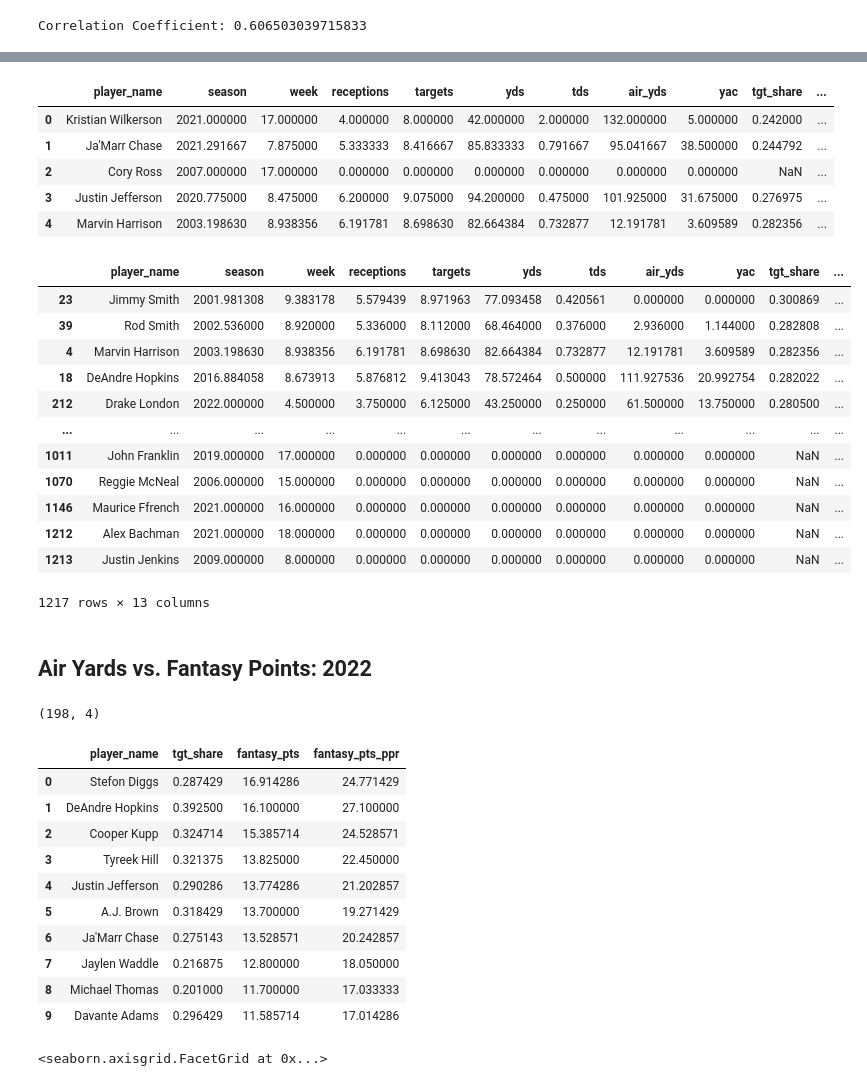
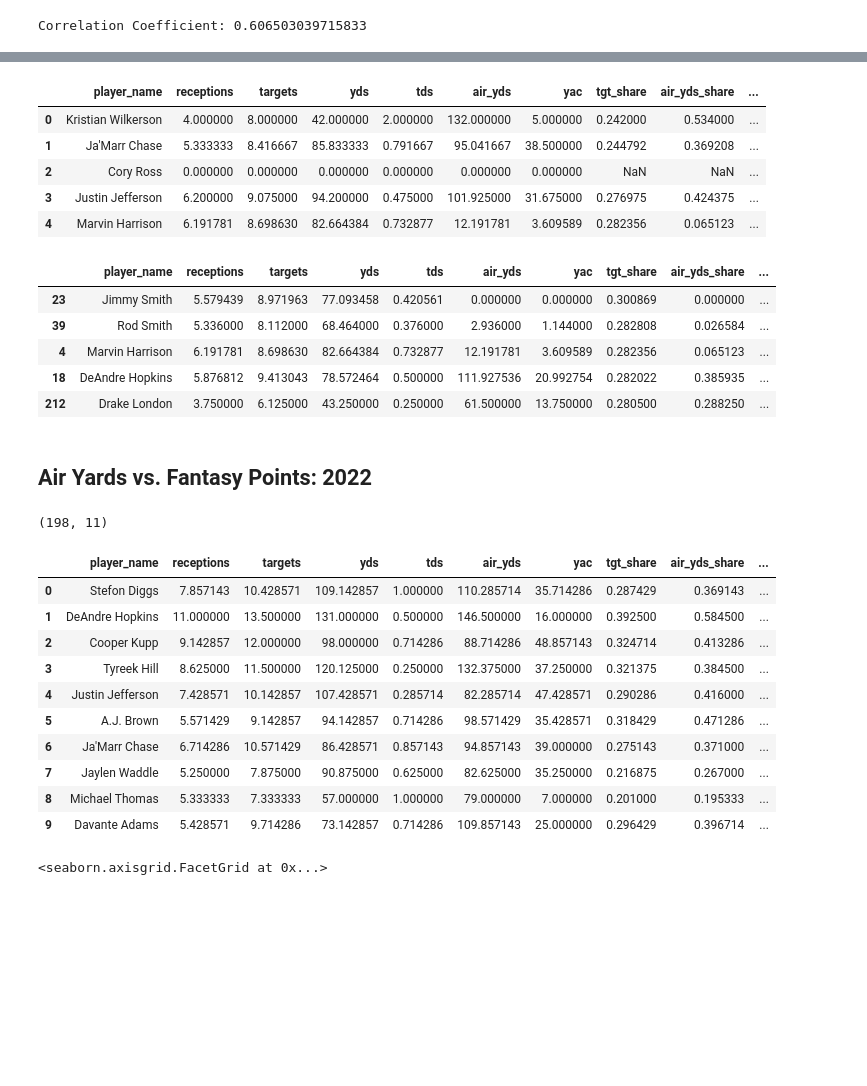
Before and after one commit to gfidanli/fantasy_football_analysis, a Jupyter notebook: daily_analysis/day8.ipynb, the cells around one changed output, grey strips where cells are left out. Drawn from its saved outputs; the diff is of its cells as text; code cells hidden in the pictures; blank space fills up the shorter version.

```diff
--- a/daily_analysis/day8.ipynb
+++ b/daily_analysis/day8.ipynb
@@ -122,37 +123,33 @@ Correlation Coefficient: 0.8850034712230509
 # %%
+# Look at the top 5 receivers by average fantasy points over their career
 col_order = [
-    'player_name', 'season', 'week', 'receptions', 'targets', 'yds', 'tds',
+    'player_name', 'receptions', 'targets', 'yds', 'tds',
     'air_yds', 'yac', 'tgt_share', 'air_yds_share', 'fantasy_pts', 'fantasy_pts_ppr']
 
 df_avg = df_avg.sort_values('fantasy_pts', ascending=False)[col_order].reset_index(drop=True)
 
 df_avg.head(5)
 # %% [output]
-|  | player_name | season | week | receptions | targets | yds | tds | air_yds | yac | tgt_share | ... |
-| 0 | Kristian Wilkerson | 2021.000000 | 17.000000 | 4.000000 | 8.000000 | 42.000000 | 2.000000 | 132.000000 | 5.000000 | 0.242000 | ... |
-| 1 | Ja'Marr Chase | 2021.291667 | 7.875000 | 5.333333 | 8.416667 | 85.833333 | 0.791667 | 95.041667 | 38.500000 | 0.244792 | ... |
-| 2 | Cory Ross | 2007.000000 | 17.000000 | 0.000000 | 0.000000 | 0.000000 | 0.000000 | 0.000000 | 0.000000 | NaN | ... |
-| 3 | Justin Jefferson | 2020.775000 | 8.475000 | 6.200000 | 9.075000 | 94.200000 | 0.475000 | 101.925000 | 31.675000 | 0.276975 | ... |
-| 4 | Marvin Harrison | 2003.198630 | 8.938356 | 6.191781 | 8.698630 | 82.664384 | 0.732877 | 12.191781 | 3.609589 | 0.282356 | ... |
+|  | player_name | receptions | targets | yds | tds | air_yds | yac | tgt_share | air_yds_share | ... |
+| 0 | Kristian Wilkerson | 4.000000 | 8.000000 | 42.000000 | 2.000000 | 132.000000 | 5.000000 | 0.242000 | 0.534000 | ... |
+| 1 | Ja'Marr Chase | 5.333333 | 8.416667 | 85.833333 | 0.791667 | 95.041667 | 38.500000 | 0.244792 | 0.369208 | ... |
+| 2 | Cory Ross | 0.000000 | 0.000000 | 0.000000 | 0.000000 | 0.000000 | 0.000000 | NaN | NaN | ... |
+| 3 | Justin Jefferson | 6.200000 | 9.075000 | 94.200000 | 0.475000 | 101.925000 | 31.675000 | 0.276975 | 0.424375 | ... |
+| 4 | Marvin Harrison | 6.191781 | 8.698630 | 82.664384 | 0.732877 | 12.191781 | 3.609589 | 0.282356 | 0.065123 | ... |
 # %%
-df_avg.sort_values('tgt_share', ascending=False)
+# Now order by target share
+df_avg.sort_values('tgt_share', ascending=False).head()
 # %% [output]
-|  | player_name | season | week | receptions | targets | yds | tds | air_yds | yac | tgt_share | ... |
-| 23 | Jimmy Smith | 2001.981308 | 9.383178 | 5.579439 | 8.971963 | 77.093458 | 0.420561 | 0.000000 | 0.000000 | 0.300869 | ... |
-| 39 | Rod Smith | 2002.536000 | 8.920000 | 5.336000 | 8.112000 | 68.464000 | 0.376000 | 2.936000 | 1.144000 | 0.282808 | ... |
-| 4 | Marvin Harrison | 2003.198630 | 8.938356 | 6.191781 | 8.698630 | 82.664384 | 0.732877 | 12.191781 | 3.609589 | 0.282356 | ... |
-| 18 | DeAndre Hopkins | 2016.884058 | 8.673913 | 5.876812 | 9.413043 | 78.572464 | 0.500000 | 111.927536 | 20.992754 | 0.282022 | ... |
-| 212 | Drake London | 2022.000000 | 4.500000 | 3.750000 | 6.125000 | 43.250000 | 0.250000 | 61.500000 | 13.750000 | 0.280500 | ... |
-| ... | ... | ... | ... | ... | ... | ... | ... | ... | ... | ... | ... |
-| 1011 | John Franklin | 2019.000000 | 17.000000 | 0.000000 | 0.000000 | 0.000000 | 0.000000 | 0.000000 | 0.000000 | NaN | ... |
-| 1070 | Reggie McNeal | 2006.000000 | 15.000000 | 0.000000 | 0.000000 | 0.000000 | 0.000000 | 0.000000 | 0.000000 | NaN | ... |
-| 1146 | Maurice Ffrench | 2021.000000 | 16.000000 | 0.000000 | 0.000000 | 0.000000 | 0.000000 | 0.000000 | 0.000000 | NaN | ... |
-| 1212 | Alex Bachman | 2021.000000 | 18.000000 | 0.000000 | 0.000000 | 0.000000 | 0.000000 | 0.000000 | 0.000000 | NaN | ... |
-| 1213 | Justin Jenkins | 2009.000000 | 8.000000 | 0.000000 | 0.000000 | 0.000000 | 0.000000 | 0.000000 | 0.000000 | NaN | ... |
+|  | player_name | receptions | targets | yds | tds | air_yds | yac | tgt_share | air_yds_share | ... |
+| 23 | Jimmy Smith | 5.579439 | 8.971963 | 77.093458 | 0.420561 | 0.000000 | 0.000000 | 0.300869 | 0.000000 | ... |
+| 39 | Rod Smith | 5.336000 | 8.112000 | 68.464000 | 0.376000 | 2.936000 | 1.144000 | 0.282808 | 0.026584 | ... |
+| 4 | Marvin Harrison | 6.191781 | 8.698630 | 82.664384 | 0.732877 | 12.191781 | 3.609589 | 0.282356 | 0.065123 | ... |
+| 18 | DeAndre Hopkins | 5.876812 | 9.413043 | 78.572464 | 0.500000 | 111.927536 | 20.992754 | 0.282022 | 0.385935 | ... |
+| 212 | Drake London | 3.750000 | 6.125000 | 43.250000 | 0.250000 | 61.500000 | 13.750000 | 0.280500 | 0.288250 | ... |
-1217 rows × 13 columns
 # %% [markdown]
 ## Air Yards vs. Fantasy Points: 2022
 # %%
+# Get the top 10 WRs by average fantasy points for the 2022 season
 f_2022 = df_all['season'] == 2022
 
 df_2022 = df_all[f_2022].groupby('player_id').mean()
@@ -167,18 +164,18 @@ df_2022 = df_2022.sort_values('fantasy_pts', ascending=False) \
 print(df_2022.shape)
 df_2022.head(10)
 # %% [output]
-(198, 4)
+(198, 11)
-|  | player_name | tgt_share | fantasy_pts | fantasy_pts_ppr |
-| 0 | Stefon Diggs | 0.287429 | 16.914286 | 24.771429 |
-| 1 | DeAndre Hopkins | 0.392500 | 16.100000 | 27.100000 |
-| 2 | Cooper Kupp | 0.324714 | 15.385714 | 24.528571 |
-| 3 | Tyreek Hill | 0.321375 | 13.825000 | 22.450000 |
-| 4 | Justin Jefferson | 0.290286 | 13.774286 | 21.202857 |
-| 5 | A.J. Brown | 0.318429 | 13.700000 | 19.271429 |
-| 6 | Ja'Marr Chase | 0.275143 | 13.528571 | 20.242857 |
-| 7 | Jaylen Waddle | 0.216875 | 12.800000 | 18.050000 |
-| 8 | Michael Thomas | 0.201000 | 11.700000 | 17.033333 |
-| 9 | Davante Adams | 0.296429 | 11.585714 | 17.014286 |
+|  | player_name | receptions | targets | yds | tds | air_yds | yac | tgt_share | air_yds_share | ... |
+| 0 | Stefon Diggs | 7.857143 | 10.428571 | 109.142857 | 1.000000 | 110.285714 | 35.714286 | 0.287429 | 0.369143 | ... |
+| 1 | DeAndre Hopkins | 11.000000 | 13.500000 | 131.000000 | 0.500000 | 146.500000 | 16.000000 | 0.392500 | 0.584500 | ... |
+| 2 | Cooper Kupp | 9.142857 | 12.000000 | 98.000000 | 0.714286 | 88.714286 | 48.857143 | 0.324714 | 0.413286 | ... |
+| 3 | Tyreek Hill | 8.625000 | 11.500000 | 120.125000 | 0.250000 | 132.375000 | 37.250000 | 0.321375 | 0.384500 | ... |
+| 4 | Justin Jefferson | 7.428571 | 10.142857 | 107.428571 | 0.285714 | 82.285714 | 47.428571 | 0.290286 | 0.416000 | ... |
+| 5 | A.J. Brown | 5.571429 | 9.142857 | 94.142857 | 0.714286 | 98.571429 | 35.428571 | 0.318429 | 0.471286 | ... |
+| 6 | Ja'Marr Chase | 6.714286 | 10.571429 | 86.428571 | 0.857143 | 94.857143 | 39.000000 | 0.275143 | 0.371000 | ... |
+| 7 | Jaylen Waddle | 5.250000 | 7.875000 | 90.875000 | 0.625000 | 82.625000 | 35.250000 | 0.216875 | 0.267000 | ... |
+| 8 | Michael Thomas | 5.333333 | 7.333333 | 57.000000 | 1.000000 | 79.000000 | 7.000000 | 0.201000 | 0.195333 | ... |
+| 9 | Davante Adams | 5.428571 | 9.714286 | 73.142857 | 0.714286 | 109.857143 | 25.000000 | 0.296429 | 0.396714 | ... |
 # %%
 sns.relplot(
     x="tgt_share",
```
Also changed, not shown: parts of 16 cells of this notebook, 1 other file.
